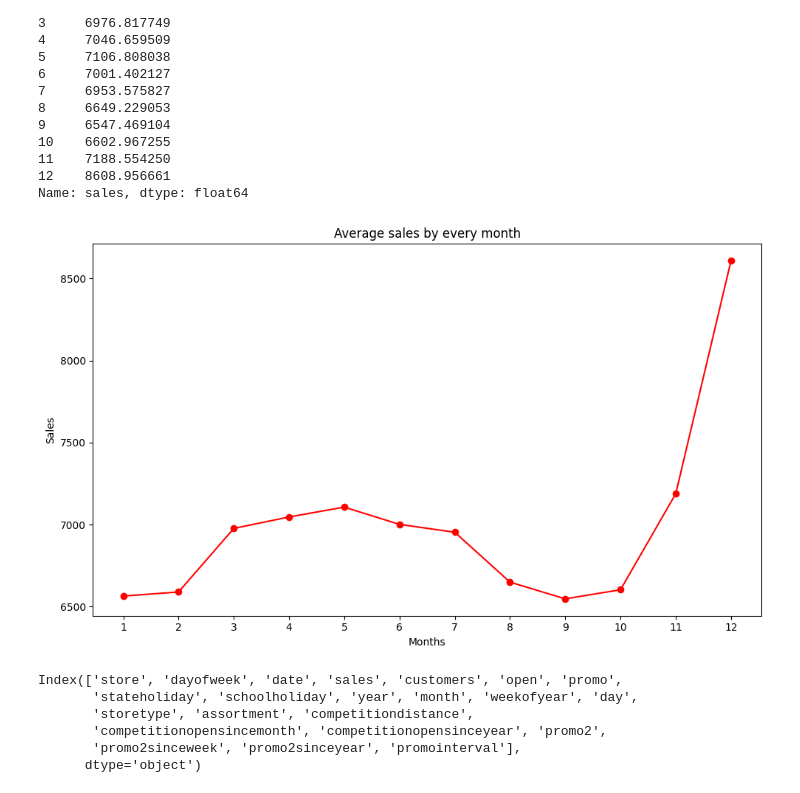
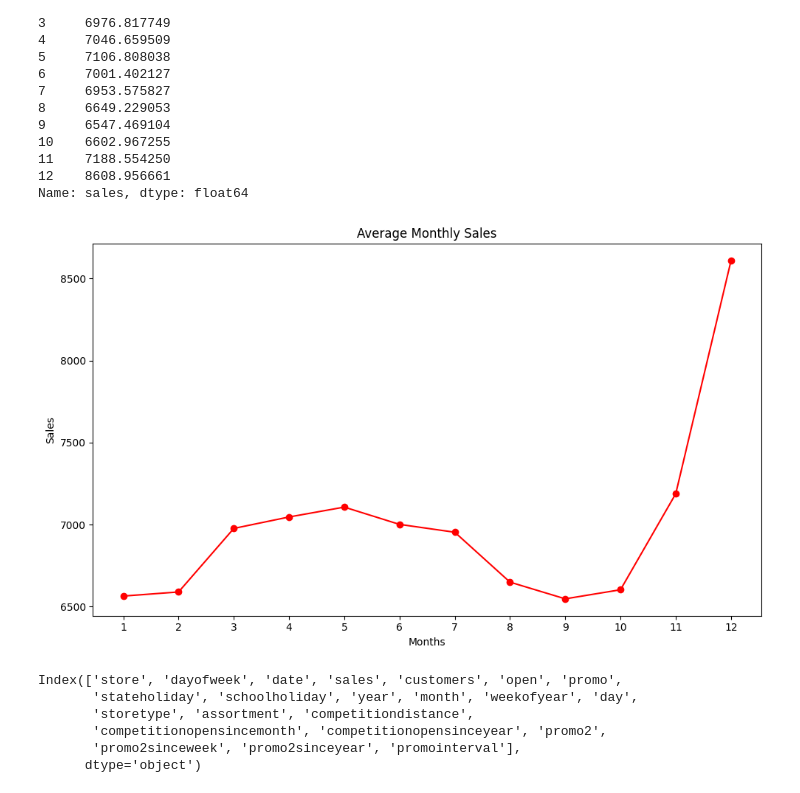
Before and after one commit to maanajipriyanshu/rossmann-performance-insights, a Jupyter notebook: notebooks/02_eda.ipynb, the cells around one changed output. Drawn from its saved outputs; the diff is of its cells as text; code cells hidden in the pictures.

```diff
--- a/notebooks/02_eda.ipynb
+++ b/notebooks/02_eda.ipynb
@@ -115,15 +115,15 @@ Name: sales, dtype: float64
 # %%
 plt.figure(figsize = (10,6))
 plt.plot(monthly_sales.index, monthly_sales.values,marker='o',color = 'red')
-plt.title('Average sales by every month')
+plt.title('Average Monthly Sales')
 plt.xlabel('Months')
 plt.ylabel('Sales')
 plt.xticks(range(1,13))
 plt.tight_layout()
 plt.savefig('../charts/monthly_sales.png', dpi=150)
 plt.show()
 # %% [output]
-[figure, old version]
+[figure, new version]
 # %%
 df.columns
 # %% [output]
```
Also changed, not shown: parts of 1 cell of this notebook, 15 other files.
